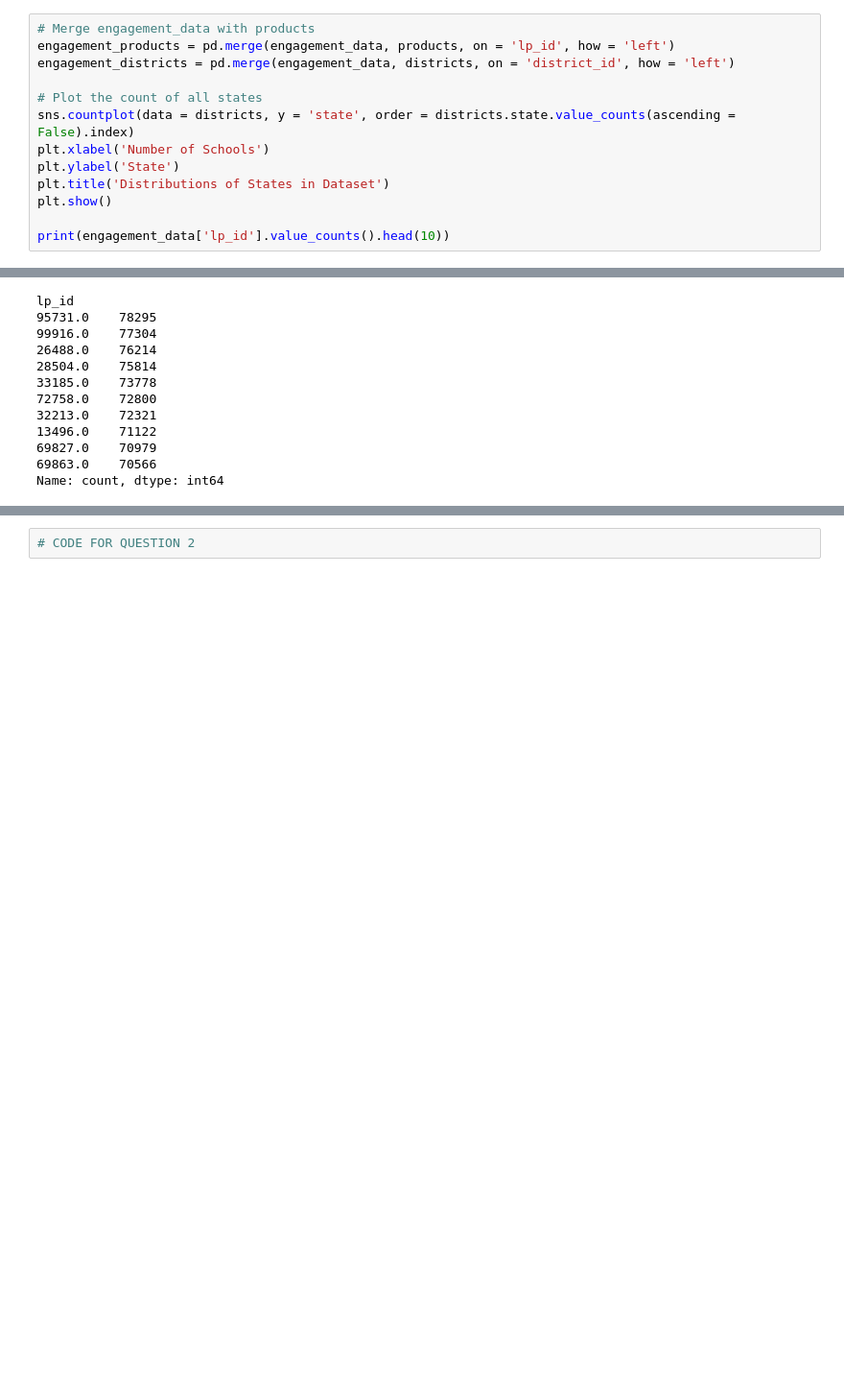
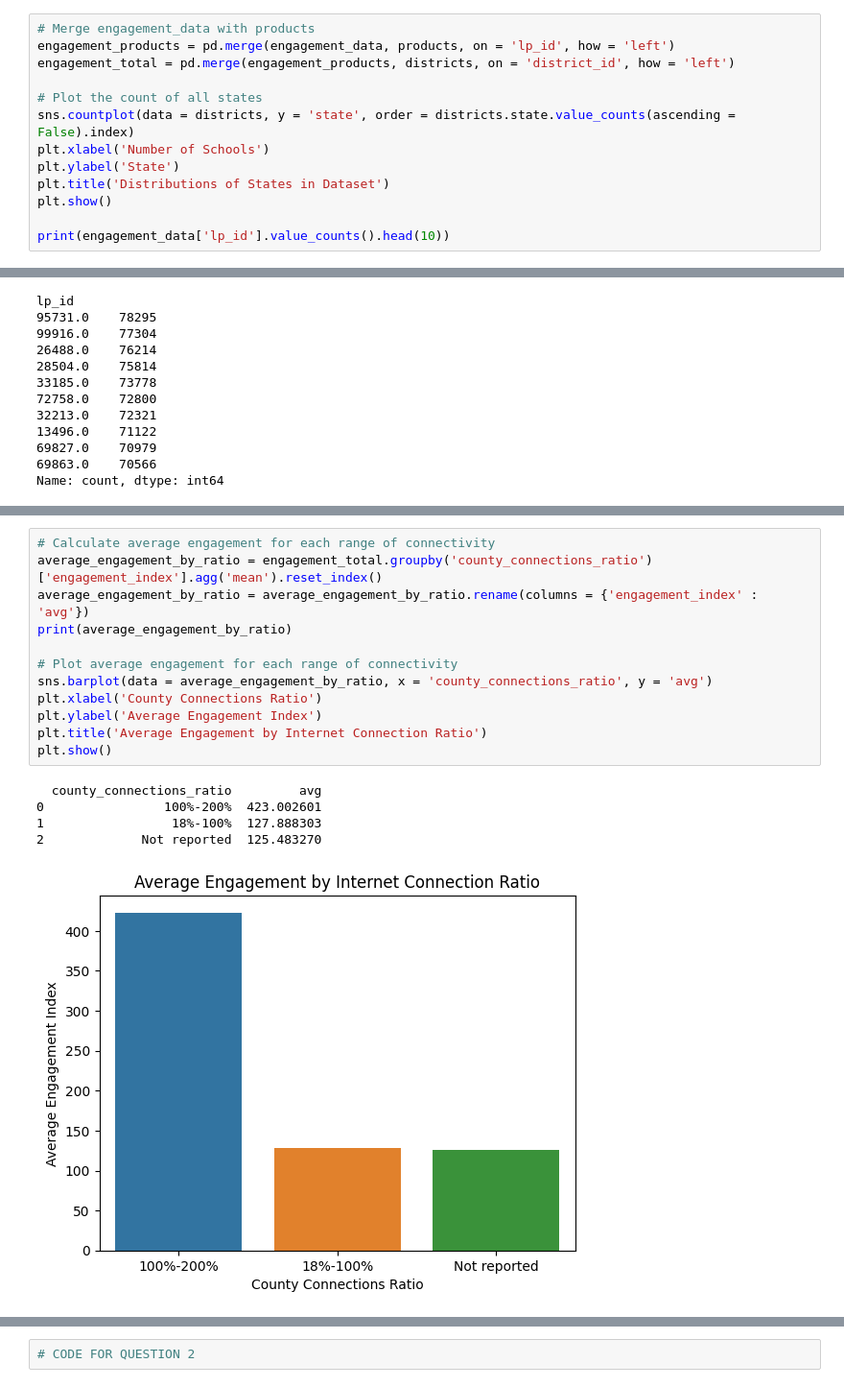
Before and after one commit to jahess150/AnalysisProjects, a Jupyter notebook: analyzing-covid-19-s-effect-on-student-engagement.ipynb, the cells around one changed output, grey strips where cells are left out. Shown at 96% size. Cells and saved outputs as stored; diff of their text form; blank space fills up the shorter version.

```diff
--- a/analyzing-covid-19-s-effect-on-student-engagement.ipynb
+++ b/analyzing-covid-19-s-effect-on-student-engagement.ipynb
@@ -317,7 +320,7 @@ Before we get into answering the specific questions that the project posed, let'
 # %%
 # Merge engagement_data with products
 engagement_products = pd.merge(engagement_data, products, on = 'lp_id', how = 'left')
-engagement_districts = pd.merge(engagement_data, districts, on = 'district_id', how = 'left')
+engagement_total = pd.merge(engagement_products, districts, on = 'district_id', how = 'left')
 
 # Plot the count of all states
 sns.countplot(data = districts, y = 'state', order = districts.state.value_counts(ascending = False).index)
@@ -374,0 +391,18 @@ plt.show()
+# %%
+# Calculate average engagement for each range of connectivity
+average_engagement_by_ratio = engagement_total.groupby('county_connections_ratio')['engagement_index'].agg('mean').reset_index()
+average_engagement_by_ratio = average_engagement_by_ratio.rename(columns = {'engagement_index' : 'avg'})
+print(average_engagement_by_ratio)
+
+# Plot average engagement for each range of connectivity
+sns.barplot(data = average_engagement_by_ratio, x = 'county_connections_ratio', y = 'avg')
+plt.xlabel('County Connections Ratio')
+plt.ylabel('Average Engagement Index')
+plt.title('Average Engagement by Internet Connection Ratio')
+plt.show()
+# %% [output]
+  county_connections_ratio         avg
+0                100%-200%  423.002601
+1                 18%-100%  127.888303
+2             Not reported  125.483270
+[figure, added]
```
Also changed, not shown: parts of 12 cells of this notebook.
